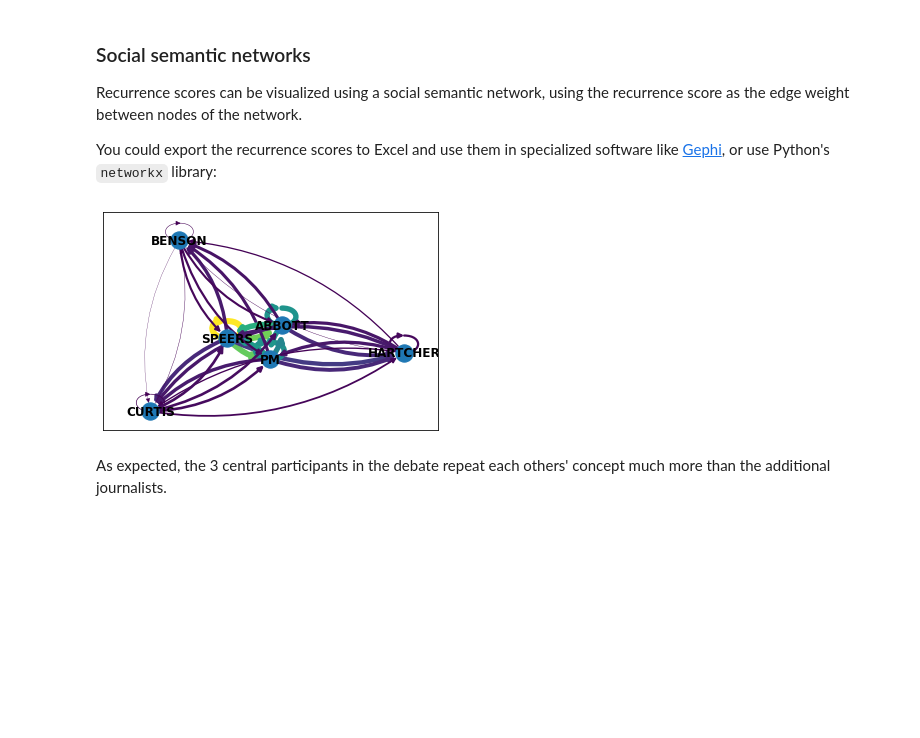
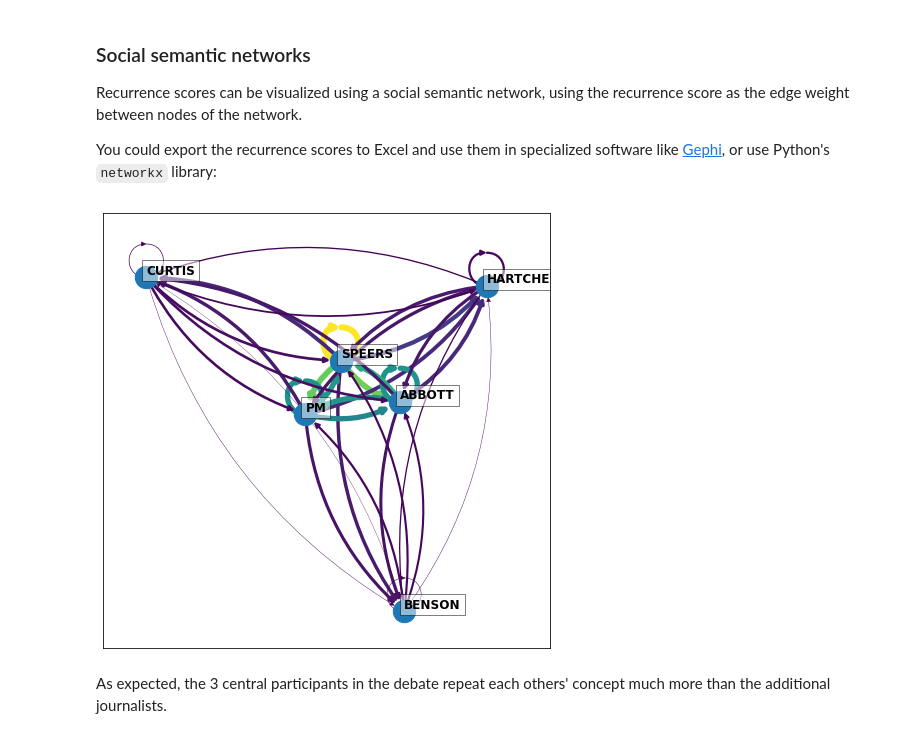
Before and after one commit to Australian-Text-Analytics-Platform/discursis, a Jupyter notebook: notebooks/discursis_workshop.ipynb, the cells around one changed output. Cells and saved outputs as stored; diff of their text form; code cells hidden in the pictures; blank space fills up the shorter version.

```diff
--- a/notebooks/discursis_workshop.ipynb
+++ b/notebooks/discursis_workshop.ipynb
@@ -541,21 +550,27 @@ like [Gephi](https://gephi.org/), or use Python's `networkx` library:
 # %%
 p2p_network = nx.from_pandas_adjacency(p2p_recurrence_raw, create_using=nx.DiGraph)
 edge_weights = [weight for (a, b, weight) in p2p_network.edges.data("weight")]
 
+fig, ax = plt.subplots()
+fig.set_size_inches((8, 8))
 # Draw the network
 layout = nx.layout.spring_layout(p2p_network)
 nx.draw_networkx(
     p2p_network,
     pos=layout,
     arrows=True,
     connectionstyle="arc3,rad=0.2",
     font_weight="bold",
+    node_size=500,
     edge_cmap=cm.viridis,
     edge_color=edge_weights,
     width=[np.log(w) for w in edge_weights],
+    bbox={"ec": "k", "fc": "white", "alpha": 0.5},
+    verticalalignment="bottom",
+    horizontalalignment="left",
 )
 # %% [output]
-[figure, old version]
+[figure, new version]
 # %% [markdown]
 As expected, the 3 central participants in the debate repeat each others' concept much more than the additional journalists.
 # %% [markdown]
```
Also changed, not shown: parts of 8 cells of this notebook.
